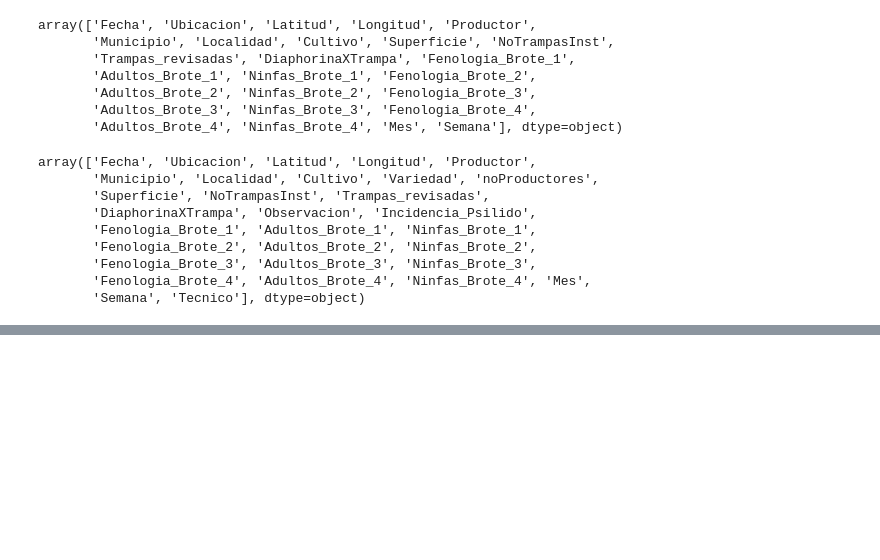
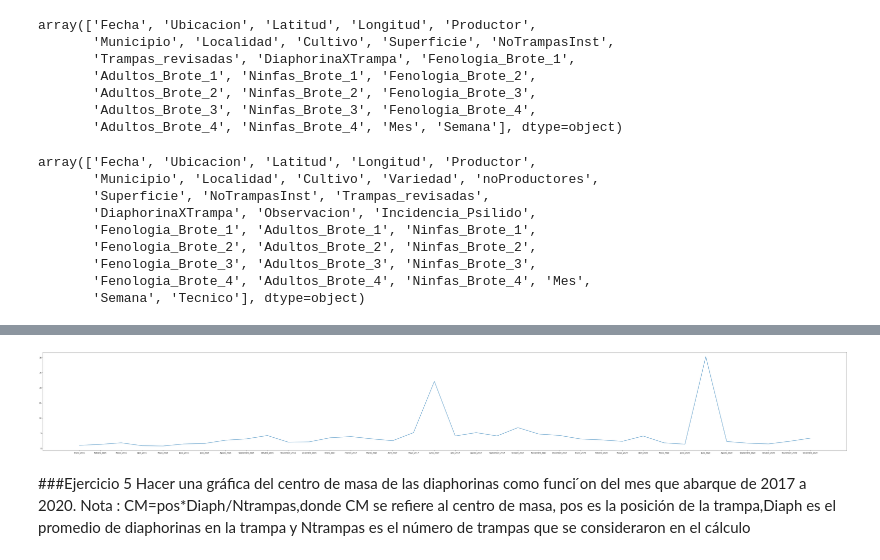
Before and after one commit to HilbertN/Analisis_de_datos_Tareas, a Jupyter notebook: tarea1.ipynb, the cells around one changed output, grey strips where cells are left out. Saved outputs shown, nothing was run; the diff lists cells and outputs as text; code cells hidden in the pictures; blank space fills up the shorter version.

Commit message:
Actualización del ejercicio 4

```diff
--- a/tarea1.ipynb
+++ b/tarea1.ipynb
@@ -270,0 +252,13 @@ t1
+# %%
+i15.index=['Enero_2015','Febrero_2015','Marzo_2015','Abril_2015','Mayo_2015','Junio_2015','Julio_2015','Agosto_2015','Septiembre_2015','Octubre_2015','Noviembre_2015','Diciembre_2015']
+i17.index=['Enero_2017','Febrero_2017','Marzo_2017','Abril_2017','Mayo_2017','Junio_2017','Julio_2017','Agosto_2017','Septiembre_2017','Octubre_2017','Noviembre_2017','Diciembre_2017']
+i20.index=['Enero_2020','Febrero_2020','Marzo_2020','Abril_2020','Mayo_2020','Junio_2020','Julio_2020','Agosto_2020','Septiembre_2020','Octubre_2020','Noviembre_2020','Diciembre_2020']
+i=pd.concat([i15,i17,i20],axis=0)
+fig,ax=plt.subplots(figsize=(80,10))
+ax.plot(i.index,i.values)
+plt.show()
+# %% [output]
+[figure, added]
+# %% [markdown]
+###Ejercicio 5
+Hacer  una  gráfica  del  centro  de  masa  de  las  diaphorinas  como  funci ́on del mes que abarque de 2017 a 2020.  Nota :  CM=pos*Diaph/Ntrampas,donde CM se refiere al centro de masa, pos es la posición de la trampa,Diaph es el promedio de diaphorinas en la trampa y Ntrampas es el número de trampas que se consideraron en el cálculo
```
Also changed, not shown: parts of 1 cell of this notebook.
